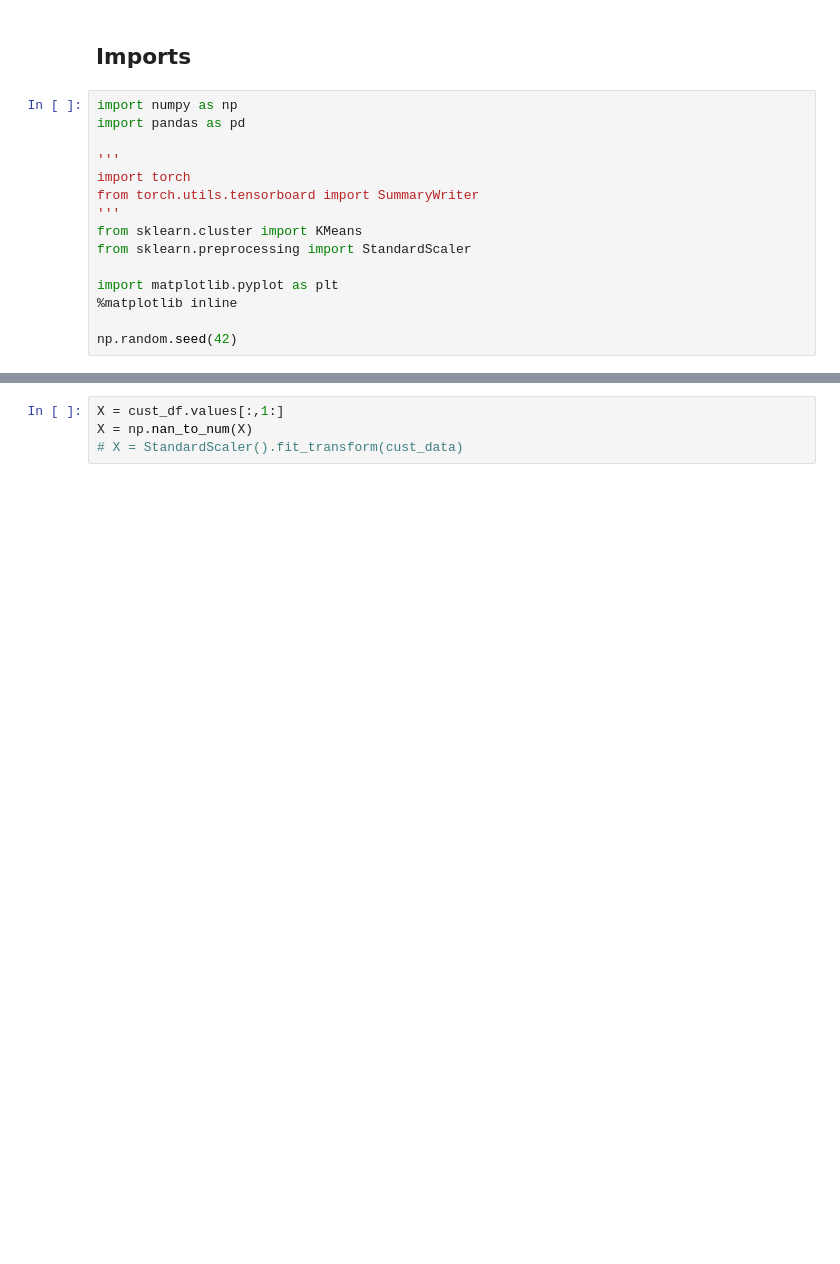
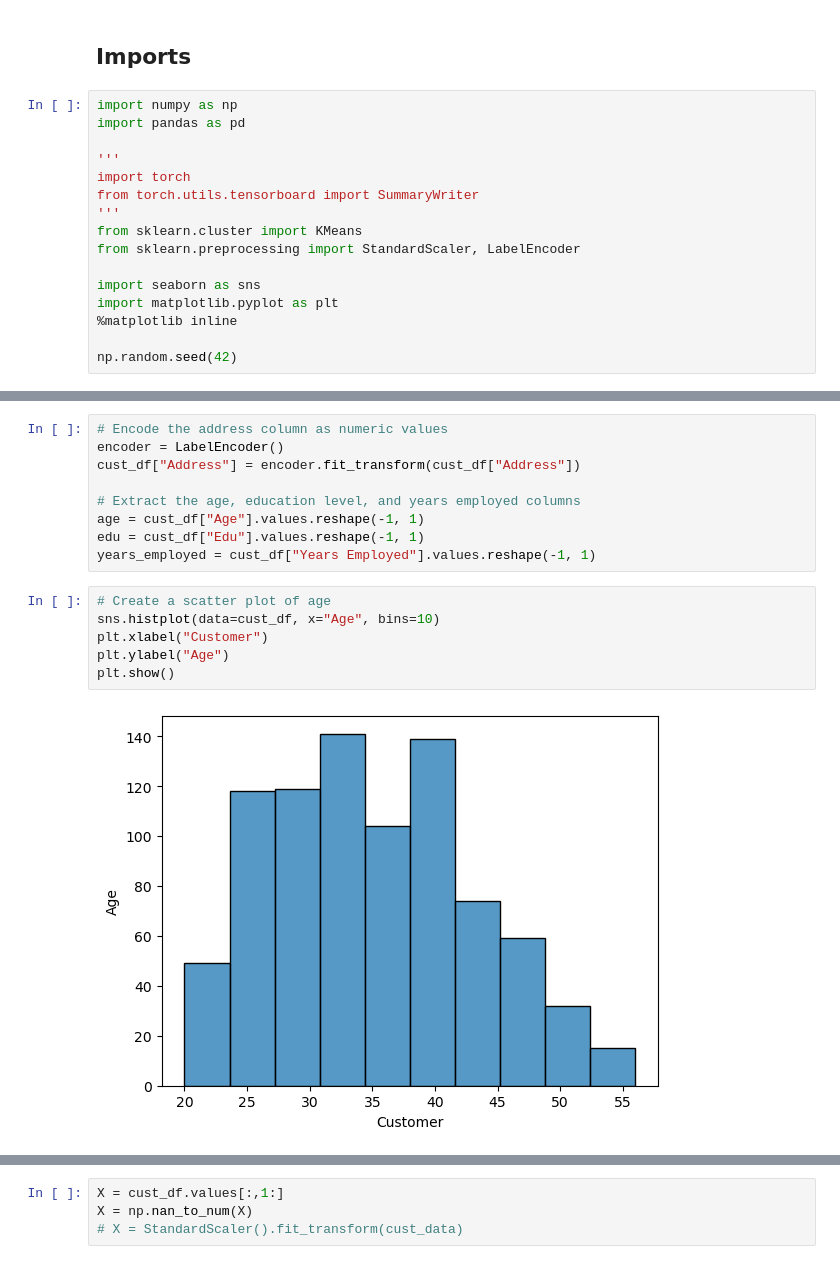
Before and after one commit to karthikmswamy/PandasNumPyScikit_MasterClass, a Jupyter notebook: ChapterTwo/CustomerSegmentation.ipynb, the cells around one changed output, grey strips where cells are left out. Drawn from its saved outputs; the diff is of its cells as text; blank space fills up the shorter version.

```diff
--- a/ChapterTwo/CustomerSegmentation.ipynb
+++ b/ChapterTwo/CustomerSegmentation.ipynb
@@ -9,8 +9,9 @@ import torch
 from torch.utils.tensorboard import SummaryWriter
 '''
 from sklearn.cluster import KMeans
-from sklearn.preprocessing import StandardScaler
+from sklearn.preprocessing import StandardScaler, LabelEncoder
 
+import seaborn as sns
 import matplotlib.pyplot as plt
 %matplotlib inline
 
@@ -25,3 +26,20 @@ cust_df.head()
 | 2 | 3 | 33 | 2 | 10 | 57 | 6.111 | 5.802 | 1.0 | NBA013 | ... |
 | 3 | 4 | 29 | 2 | 4 | 19 | 0.681 | 0.516 | 0.0 | NBA009 | ... |
 | 4 | 5 | 47 | 1 | 31 | 253 | 9.308 | 8.908 | 0.0 | NBA008 | ... |
+# %%
+# Encode the address column as numeric values
+encoder = LabelEncoder()
+cust_df["Address"] = encoder.fit_transform(cust_df["Address"])
+
+# Extract the age, education level, and years employed columns
+age = cust_df["Age"].values.reshape(-1, 1)
+edu = cust_df["Edu"].values.reshape(-1, 1)
+years_employed = cust_df["Years Employed"].values.reshape(-1, 1)
+# %%
+# Create a scatter plot of age
+sns.histplot(data=cust_df, x="Age", bins=10)
+plt.xlabel("Customer")
+plt.ylabel("Age")
+plt.show()
+# %% [output]
+[figure, added]
```
Also changed, not shown: parts of 21 cells of this notebook.
